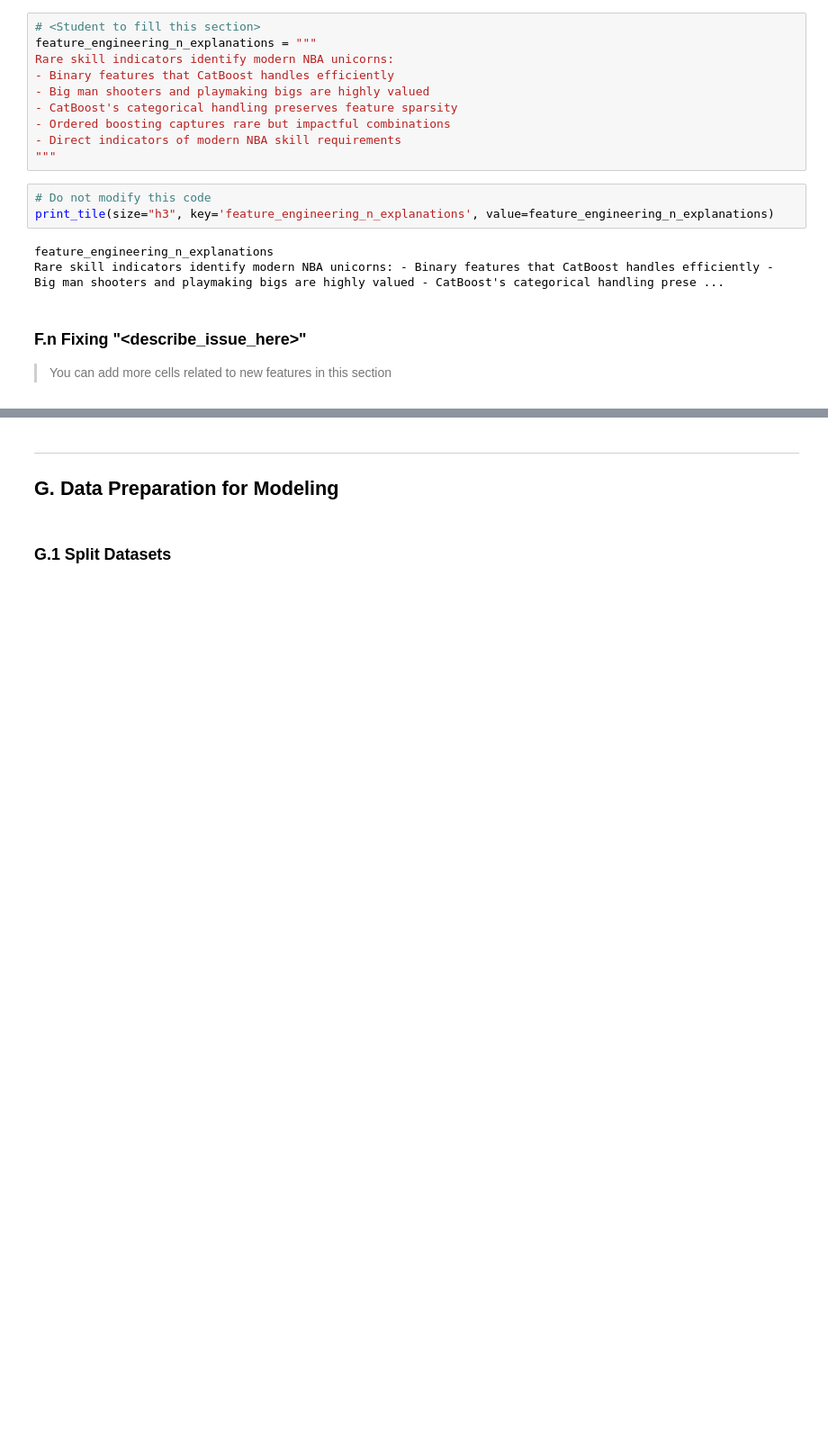
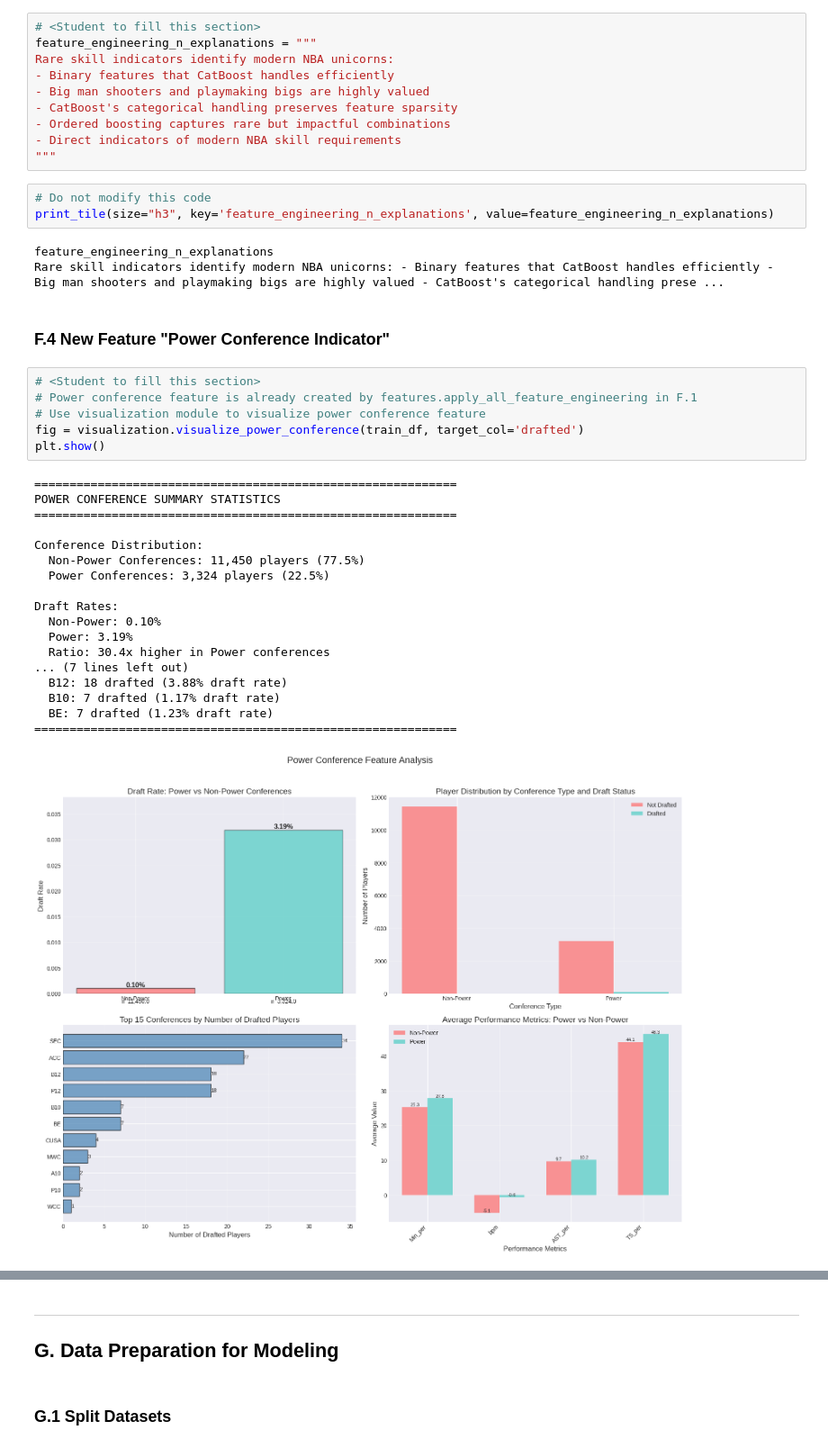
Before and after one commit to tooichitake/36120-AT1-Group5, a Jupyter notebook: 25605217/notebooks/36120-25SP-group5-25605217-AT1-experiment-2.ipynb, the cells around one changed output, grey strips where cells are left out. Shown at 90% size. Cells and saved outputs as stored; diff of their text form; blank space fills up the shorter version.

```diff
--- a/25605217/notebooks/36120-25SP-group5-25605217-AT1-experiment-2.ipynb
+++ b/25605217/notebooks/36120-25SP-group5-25605217-AT1-experiment-2.ipynb
@@ -731,7 +708,30 @@ print_tile(size="h3", key='feature_engineering_n_explanations', value=feature_en
 # %% [output]
 feature_engineering_n_explanations
 Rare skill indicators identify modern NBA unicorns: - Binary features that CatBoost handles efficiently - Big man shooters and playmaking bigs are highly valued - CatBoost's categorical handling prese ...
-# %% [markdown]
-### F.n Fixing "<describe_issue_here>"
-
-> You can add more cells related to new features in this section
+# %% [markdown]
+### F.4 New Feature "Power Conference Indicator"
+# %%
+# <Student to fill this section>
+# Power conference feature is already created by features.apply_all_feature_engineering in F.1
+# Use visualization module to visualize power conference feature
+fig = visualization.visualize_power_conference(train_df, target_col='drafted')
+plt.show()
+# %% [output]
+============================================================
+POWER CONFERENCE SUMMARY STATISTICS
+============================================================
+
+Conference Distribution:
+  Non-Power Conferences: 11,450 players (77.5%)
+  Power Conferences: 3,324 players (22.5%)
+
+Draft Rates:
+  Non-Power: 0.10%
+  Power: 3.19%
+  Ratio: 30.4x higher in Power conferences
+... (7 lines left out)
+  B12: 18 drafted (3.88% draft rate)
+  B10: 7 drafted (1.17% draft rate)
+  BE: 7 drafted (1.23% draft rate)
+============================================================
+[figure, added]
```
Also changed, not shown: parts of 16 cells of this notebook, 12 other files.
